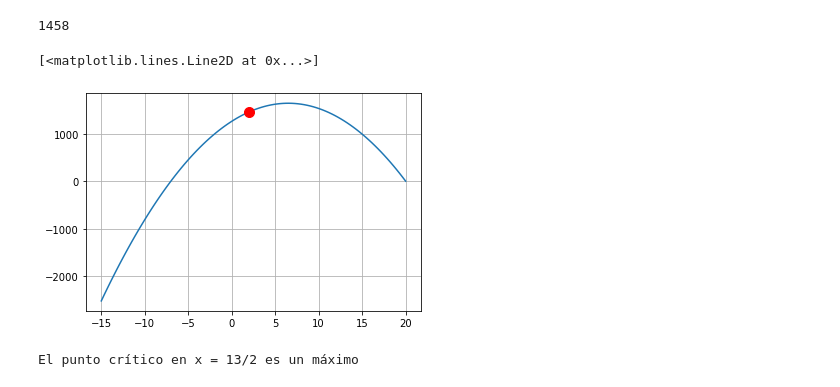
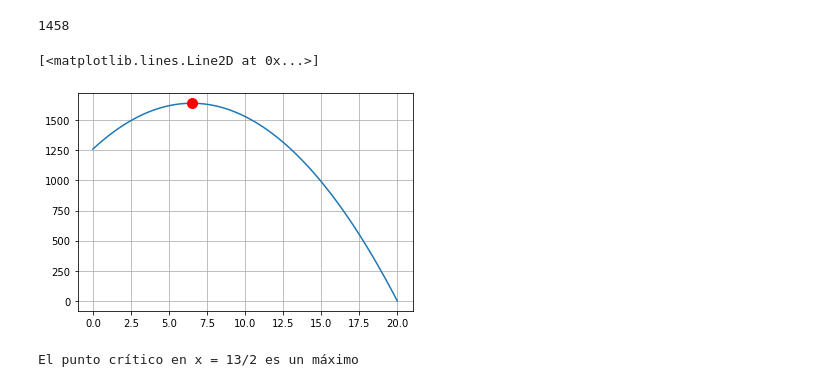
Before and after one commit to monisantiago/SimulacionMatematica, a Jupyter notebook: A02 Sympy - Mónica Santiago Hernández.ipynb, the cells around one changed output. Cells and saved outputs as stored; diff of their text form; code cells hidden in the pictures.

```diff
--- a/A02 Sympy - Mónica Santiago Hernández.ipynb
+++ b/A02 Sympy - Mónica Santiago Hernández.ipynb
@@ -36,7 +36,7 @@ df2
 # %% [output]
 $\displaystyle -18$
 # %%
-xn = np.linspace(-15, 20, 100)
+xn = np.linspace(0, 20, 100)
 yn = f(xn)
 # %%
 fn = sp.lambdify(x,f(x),'numpy')
@@ -46,12 +46,12 @@ fn(2)
 # %%
 plt.figure()
 plt.plot(xn, yn)
 plt.grid()
 
-plt.plot(2, f(2), "or", ms = 10)
+plt.plot(6.5, f(6.5), "or", ms = 10)
 # %% [output]
 [<matplotlib.lines.Line2D at 0x...>]
-[figure, old version]
+[figure, new version]
 # %%
 for i in pc :
     valor1 = df2.subs(x, i)
```
